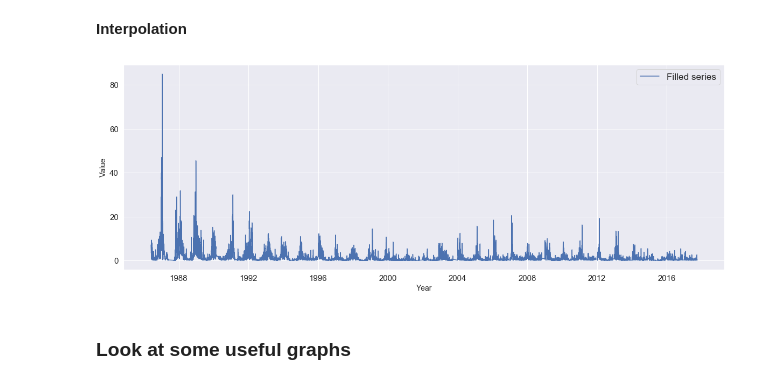
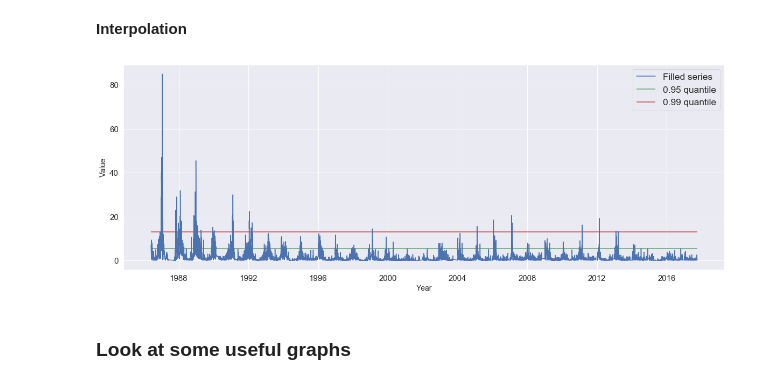
Before and after one commit to Karnushin/Statistical-analysis-of-time-series-related-to-air-pollution, a Jupyter notebook: second_part/2_discovery_best_ts.ipynb, the cells around one changed output. Cells and saved outputs as stored; diff of their text form; code cells hidden in the pictures.

Commit message:
add quantiles

```diff
--- a/second_part/2_discovery_best_ts.ipynb
+++ b/second_part/2_discovery_best_ts.ipynb
@@ -104,16 +104,22 @@ plt.show()
 **Interpolation**
 # %%
 ts = pd.DataFrame(ts_resample.interpolate('time'))
+# %%
+#check quantiles
+q1, q2 = 0.95, 0.99
+k = np.quantile(ts['y'].to_numpy(), [q1, q2])
 # %%
 plt.figure(figsize=(20, 7))
 plt.plot(ts.index, ts['y'], label='Filled series')
+plt.hlines(k[0], xmin=min(ts.index), xmax=max(ts.index), color='g', label=f'{q1} quantile')
+plt.hlines(k[1], xmin=min(ts.index), xmax=max(ts.index), color='r', label=f'{q2} quantile')
 plt.legend(loc='best', fontsize='x-large')
 plt.ylabel('Value', fontsize=14)
 plt.xlabel('Year', fontsize=14)
 plt.tick_params(labelsize=15)
 plt.show()
 # %% [output]
-[figure, old version]
+[figure, new version]
 # %% [markdown]
 ### Look at some useful graphs
 # %% [markdown]
```
